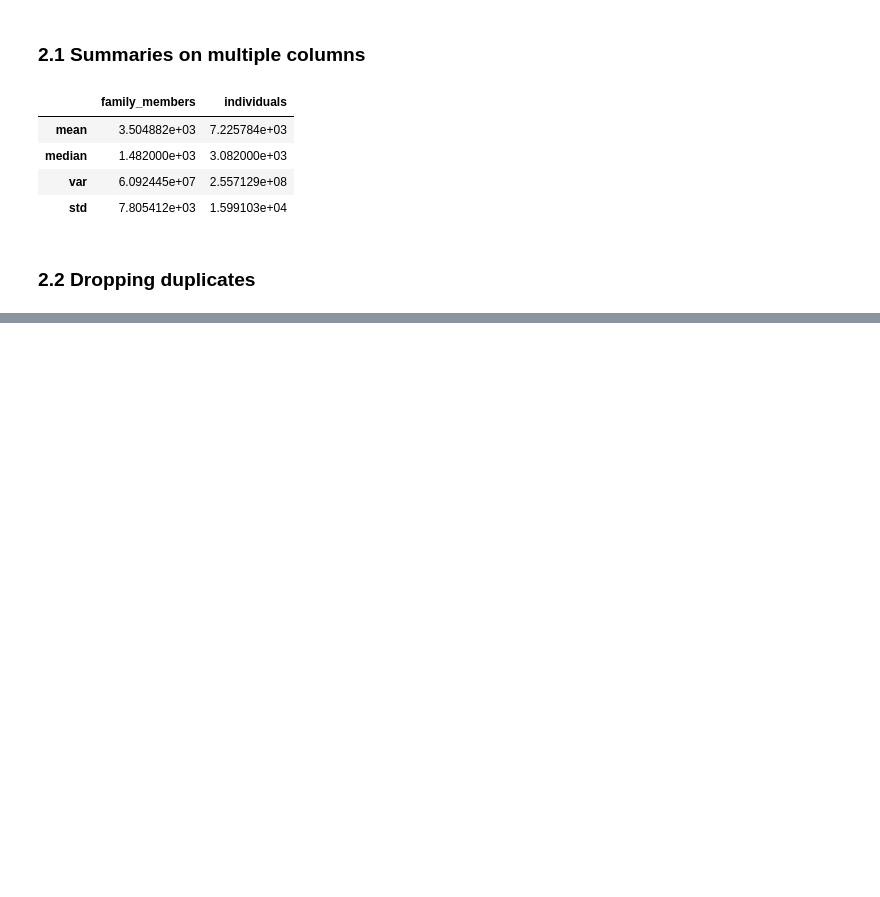
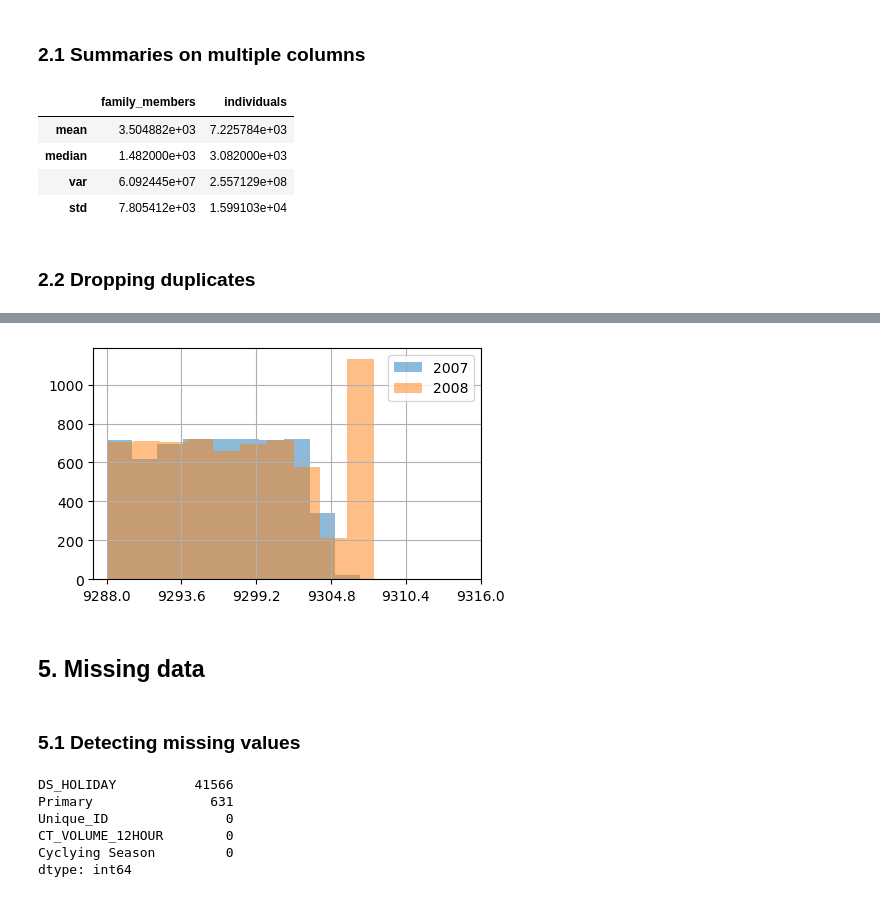
Before and after one commit to Timm26/Data_Science_Handbook, a Jupyter notebook: Data_Manipulation/Data_Manipulation_with_Pandas.ipynb, the cells around one changed output, grey strips where cells are left out. Cells and saved outputs as stored; diff of their text form; code cells hidden in the pictures; blank space fills up the shorter version.

```diff
--- a/Data_Manipulation/Data_Manipulation_with_Pandas.ipynb
+++ b/Data_Manipulation/Data_Manipulation_with_Pandas.ipynb
@@ -166,0 +293,24 @@ df[['family_members','individuals']].agg(["mean", "median", "var", "std"])
+# %%
+# Transparent Barplot
+Bicycle[Bicycle['NB_YEAR'] == 2007]['NB_TRAFFIC_SURVEY'].hist(alpha = 0.5)
+Bicycle[Bicycle['NB_YEAR'] == 2008]['NB_TRAFFIC_SURVEY'].hist(alpha = 0.5)
+plt.legend([2007,2008])
+plt.xticks(np.linspace(min(Bicycle["NB_TRAFFIC_SURVEY"]), max(Bicycle["NB_TRAFFIC_SURVEY"]), 6))
+plt.show()
+# %% [output]
+[figure, added]
+# %% [markdown]
+## 5. Missing data
+# %% [markdown]
+### 5.1 Detecting missing values
+# %%
+# Quick overview
+first_five_columns = Bicycle.isna().sum().sort_values(ascending=False).head()
+first_five_columns
+# %% [output]
+DS_HOLIDAY          41566
+Primary               631
+Unique_ID               0
+CT_VOLUME_12HOUR        0
+Cyclying Season         0
+dtype: int64
```
Also changed, not shown: parts of 20 cells of this notebook.
